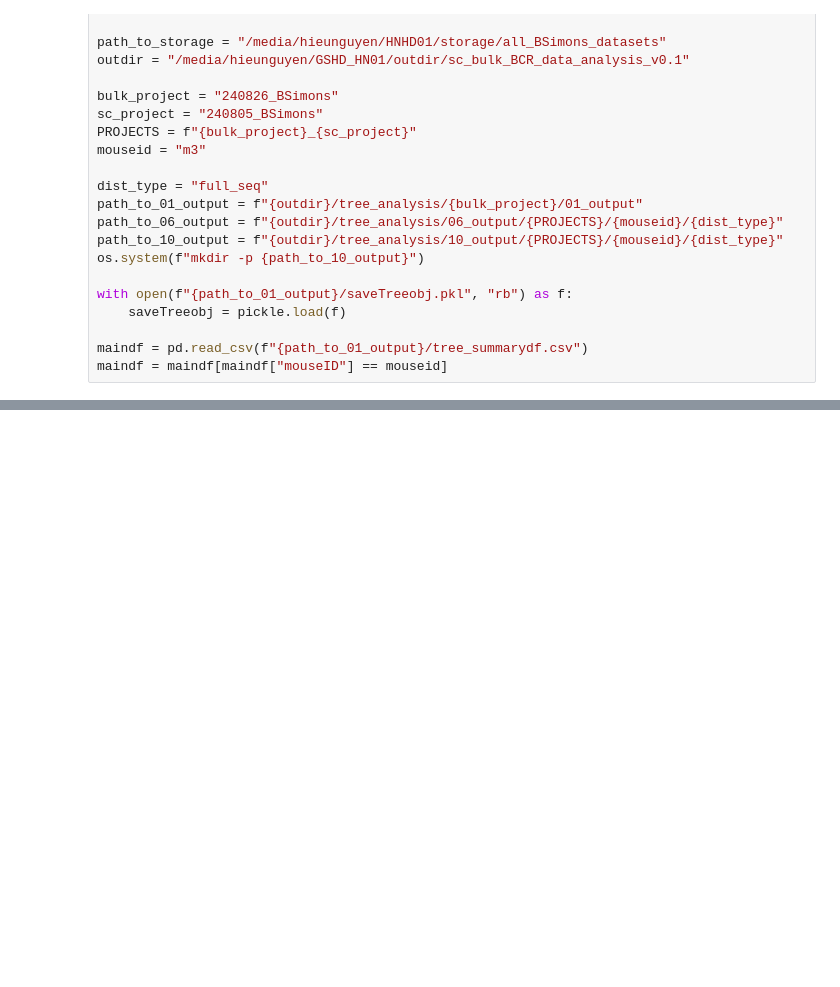
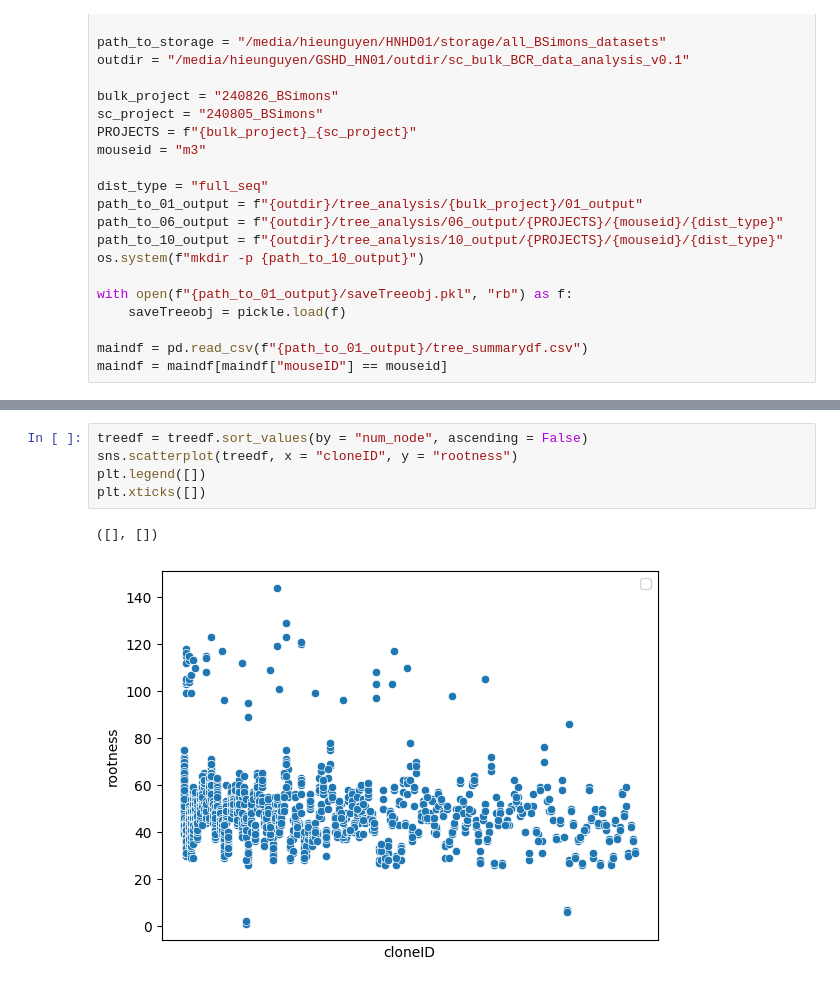
Before and after one commit to hieunguyen4193/sc_bulk_BCR_data_analysis, a Jupyter notebook: Tree10_bar_plot_tree_features.ipynb, the cells around one changed output, grey strips where cells are left out. Saved outputs shown, nothing was run; the diff lists cells and outputs as text; blank space fills up the shorter version.

```diff
--- a/Tree10_bar_plot_tree_features.ipynb
+++ b/Tree10_bar_plot_tree_features.ipynb
@@ -112,0 +103,8 @@ df
+# %%
+treedf = treedf.sort_values(by = "num_node", ascending = False)
+sns.scatterplot(treedf, x = "cloneID", y = "rootness")
+plt.legend([])
+plt.xticks([])
+# %% [output]
+([], [])
+[figure, added]
```
Also changed, not shown: parts of 2 cells of this notebook.
